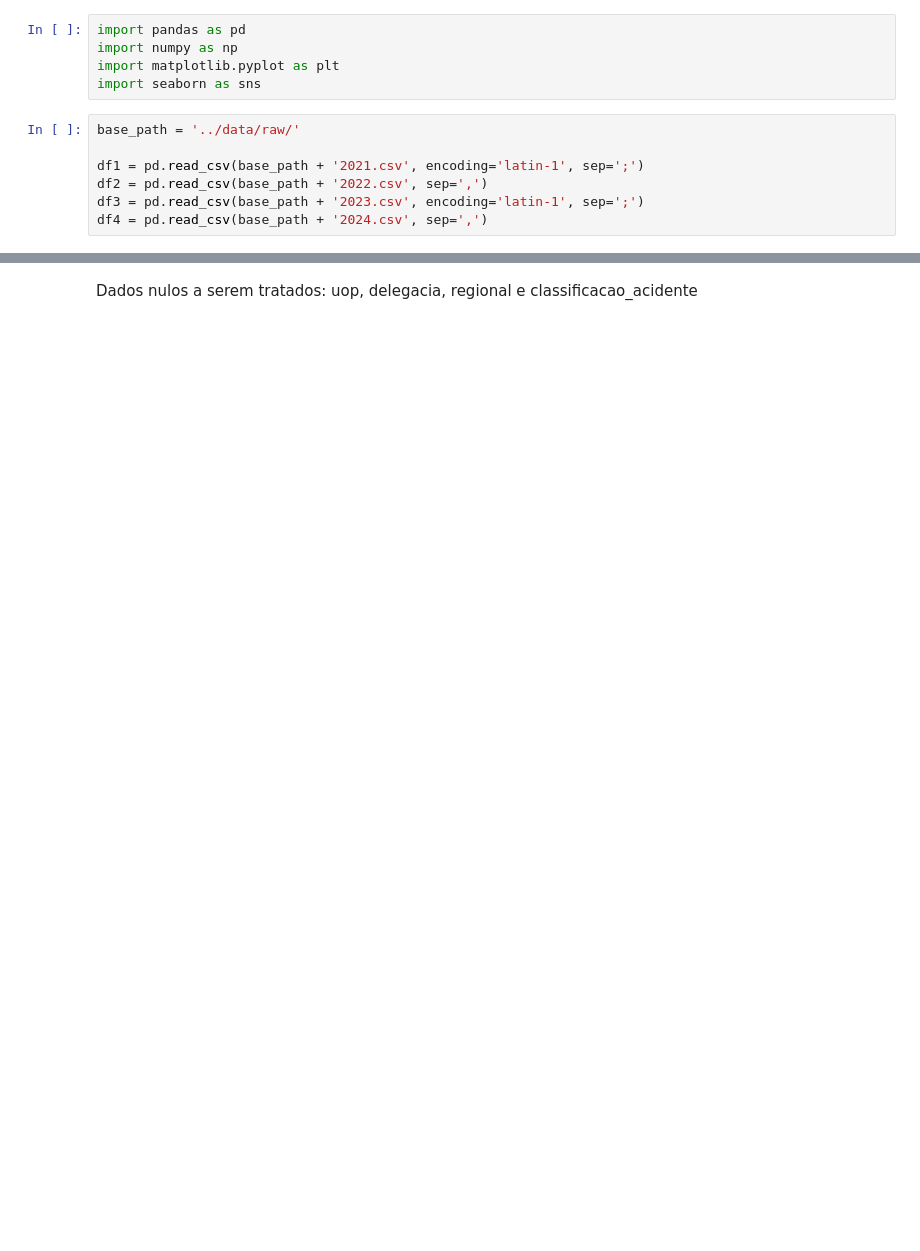
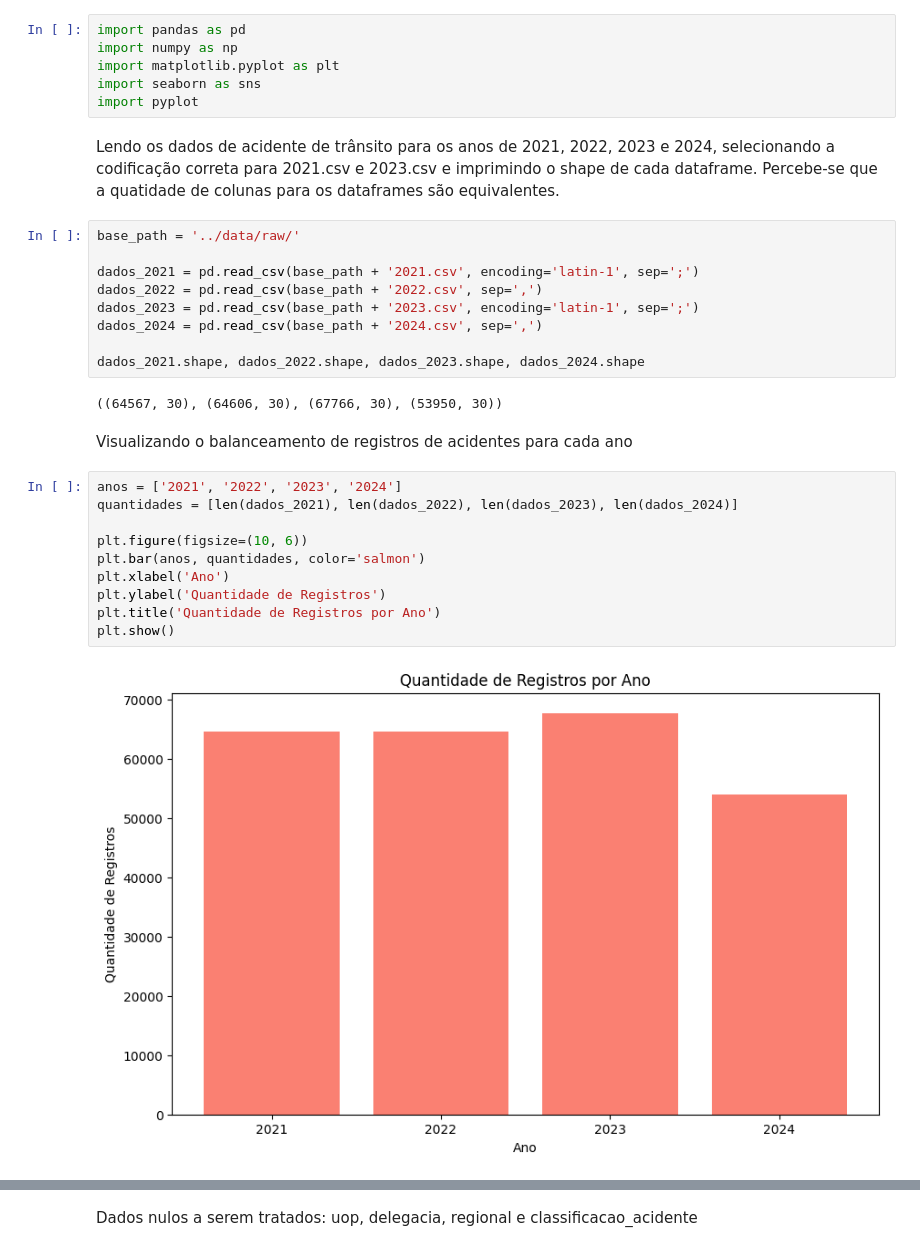
Before and after one commit to mmdes/traffic-accidents-analysis, a Jupyter notebook: notebooks/exploratory_analysis.ipynb, the cells around one changed output, grey strips where cells are left out. Cells and saved outputs as stored; diff of their text form; blank space fills up the shorter version.

Commit message:
Análise exploratória de dados (em andamento)

```diff
--- a/notebooks/exploratory_analysis.ipynb
+++ b/notebooks/exploratory_analysis.ipynb
@@ -3,10 +3,31 @@ import pandas as pd
 import numpy as np
 import matplotlib.pyplot as plt
 import seaborn as sns
+import pyplot
+# %% [markdown]
+Lendo os dados de acidente de trânsito para os anos de 2021, 2022, 2023 e 2024, selecionando a codificação correta para 2021.csv e 2023.csv e imprimindo o shape de cada dataframe. Percebe-se que a quatidade de colunas para os dataframes são equivalentes.
 # %%
 base_path = '../data/raw/'
 
-df1 = pd.read_csv(base_path + '2021.csv', encoding='latin-1', sep=';')
-df2 = pd.read_csv(base_path + '2022.csv', sep=',')
-df3 = pd.read_csv(base_path + '2023.csv', encoding='latin-1', sep=';')
-df4 = pd.read_csv(base_path + '2024.csv', sep=',')
+dados_2021 = pd.read_csv(base_path + '2021.csv', encoding='latin-1', sep=';')
+dados_2022 = pd.read_csv(base_path + '2022.csv', sep=',')
+dados_2023 = pd.read_csv(base_path + '2023.csv', encoding='latin-1', sep=';')
+dados_2024 = pd.read_csv(base_path + '2024.csv', sep=',')
+
+dados_2021.shape, dados_2022.shape, dados_2023.shape, dados_2024.shape
+# %% [output]
+((64567, 30), (64606, 30), (67766, 30), (53950, 30))
+# %% [markdown]
+Visualizando o balanceamento de registros de acidentes para cada ano
+# %%
+anos = ['2021', '2022', '2023', '2024']
+quantidades = [len(dados_2021), len(dados_2022), len(dados_2023), len(dados_2024)]
+
+plt.figure(figsize=(10, 6))
+plt.bar(anos, quantidades, color='salmon')
+plt.xlabel('Ano')
+plt.ylabel('Quantidade de Registros')
+plt.title('Quantidade de Registros por Ano')
+plt.show()
+# %% [output]
+[figure, added]
```
Also changed, not shown: parts of 23 cells of this notebook.
